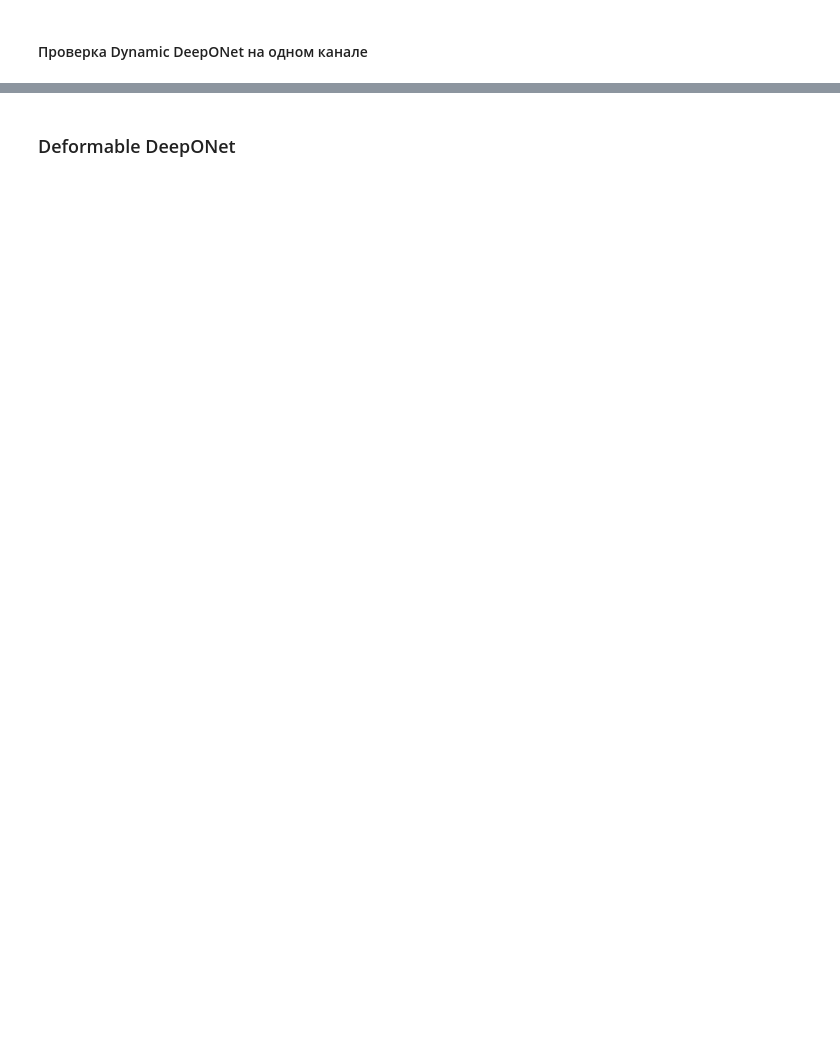
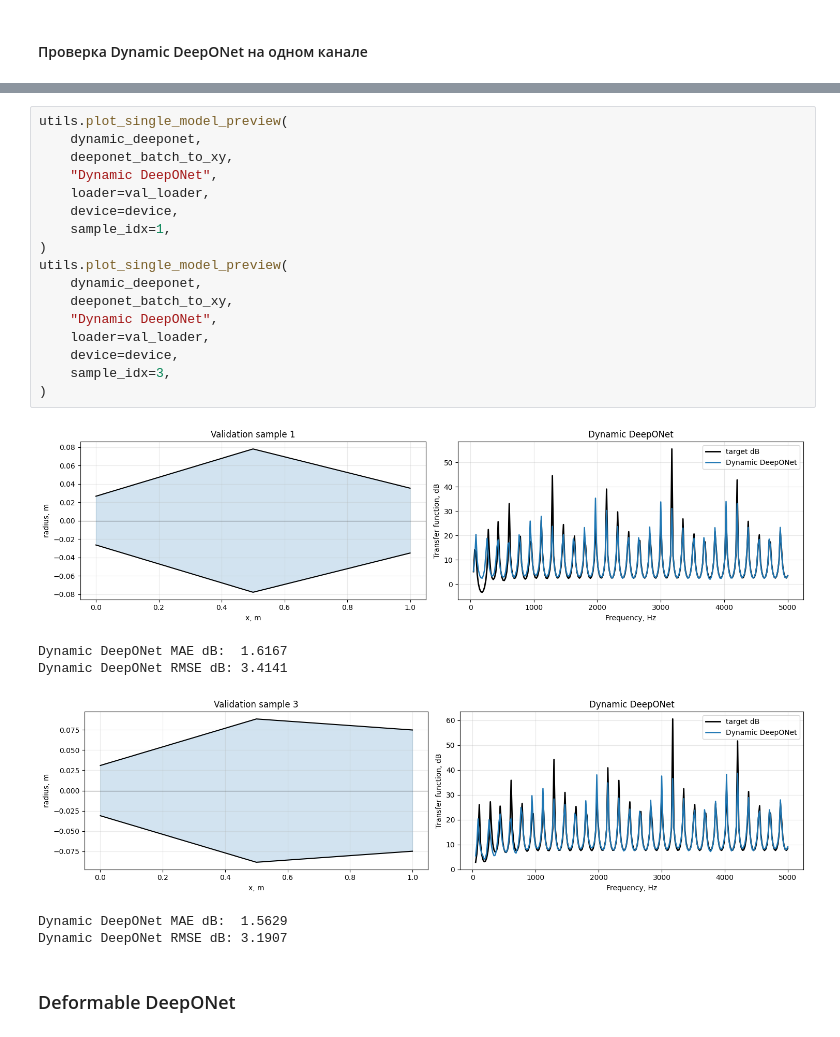
Before and after one commit to Erykalkin/webster, a Jupyter notebook: forward.ipynb, the cells around one changed output, grey strips where cells are left out. Drawn from its saved outputs; the diff is of its cells as text; blank space fills up the shorter version.

```diff
--- a/forward.ipynb
+++ b/forward.ipynb
@@ -488,3 +435,27 @@ Dynamic DeepONet RMSE dB: 1.7848
+# %%
+utils.plot_single_model_preview(
+    dynamic_deeponet,
+    deeponet_batch_to_xy,
+    "Dynamic DeepONet",
+    loader=val_loader,
+    device=device,
+    sample_idx=1,
+)
+utils.plot_single_model_preview(
+    dynamic_deeponet,
+    deeponet_batch_to_xy,
+    "Dynamic DeepONet",
+    loader=val_loader,
+    device=device,
+    sample_idx=3,
+)
+# %% [output]
+[figure, added]
+Dynamic DeepONet MAE dB:  1.6167
+Dynamic DeepONet RMSE dB: 3.4141
+[figure, added]
+Dynamic DeepONet MAE dB:  1.5629
+Dynamic DeepONet RMSE dB: 3.1907
 # %% [markdown]
 ### Deformable DeepONet
 # %%
```
Also changed, not shown: parts of 20 cells of this notebook, 5 other files.
